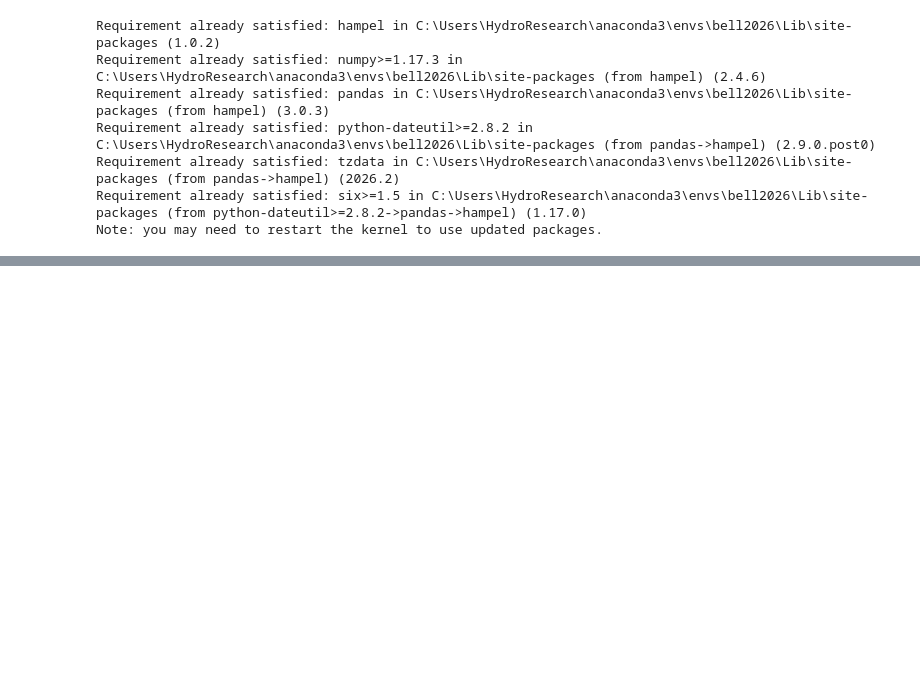
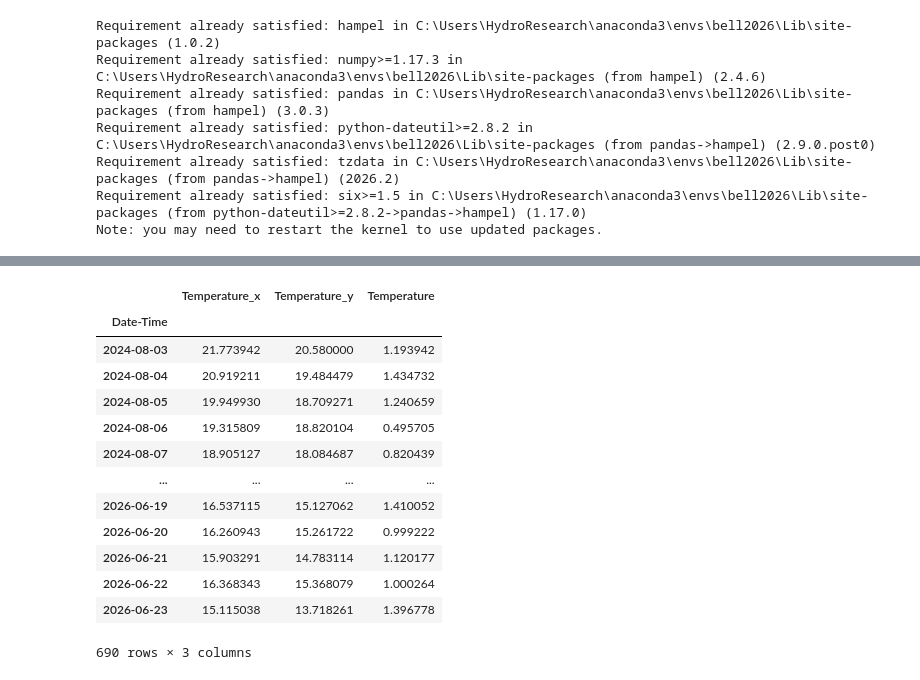
Before and after one commit to sauron-245/summer_26, a Jupyter notebook: summer 2026/CreeksBell2026.ipynb, the cells around one changed output, grey strips where cells are left out. Cells and saved outputs as stored; diff of their text form; code cells hidden in the pictures; blank space fills up the shorter version.

```diff
--- a/summer 2026/CreeksBell2026.ipynb
+++ b/summer 2026/CreeksBell2026.ipynb
@@ -127,4 +144,5 @@ plt.show;
 # %%
-C1filteredhobo = C1filteredhobo.drop(np.arange(1, 29104))
-C1filteredhobo
+#C1hobodf.set_index('Date-Time', inplace=True)
+C1daily_average = C1hobodf.resample('D').mean()
+print(C1daily_average)
 # %% [output]
@@ -143 +164,3 @@ Length: 560, dtype: float32
+# %%
+C5hobodf.set_index('Date-Time', inplace=True)
 # %%
@@ -160,0 +204,18 @@ diffdf = (C5filteredhobo - C1filteredhobo)
+# %%
+diffdf = pd.merge(pd.merge(C5daily_average, C1daily_average, on='Date-Time', how='outer'), difference, on='Date-Time', how='outer')
+diffdf
+# %% [output]
+|  | Temperature_x | Temperature_y | Temperature |
+| Date-Time |  |  |  |
+| 2024-08-03 | 21.773942 | 20.580000 | 1.193942 |
+| 2024-08-04 | 20.919211 | 19.484479 | 1.434732 |
+| 2024-08-05 | 19.949930 | 18.709271 | 1.240659 |
+| 2024-08-06 | 19.315809 | 18.820104 | 0.495705 |
+| 2024-08-07 | 18.905127 | 18.084687 | 0.820439 |
+| ... | ... | ... | ... |
+| 2026-06-19 | 16.537115 | 15.127062 | 1.410052 |
+| 2026-06-20 | 16.260943 | 15.261722 | 0.999222 |
+| 2026-06-21 | 15.903291 | 14.783114 | 1.120177 |
+| 2026-06-22 | 16.368343 | 15.368079 | 1.000264 |
+| 2026-06-23 | 15.115038 | 13.718261 | 1.396778 |
+690 rows × 3 columns
```
Also changed, not shown: parts of 12 cells of this notebook, 6 other files.
